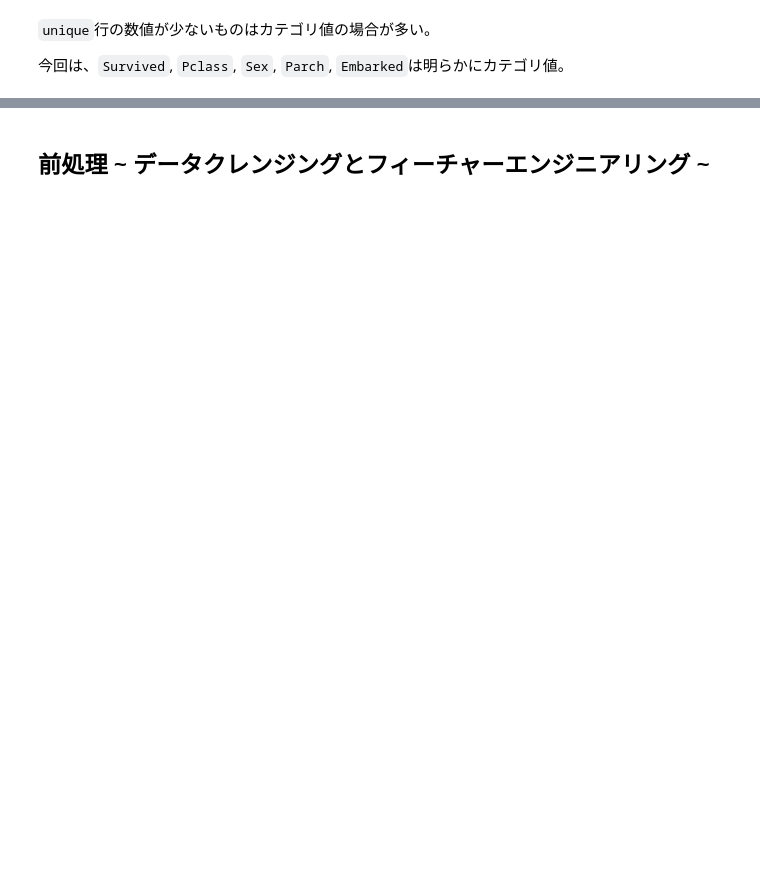
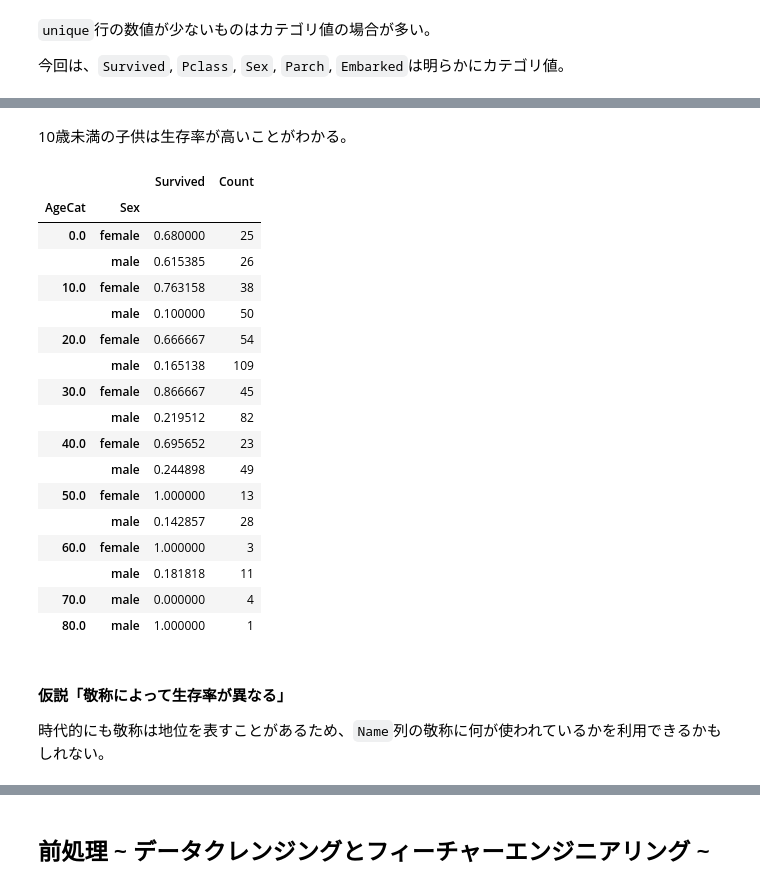
Before and after one commit to KOHSUK/data-science-cource, a Jupyter notebook: end-to-end-machine-learning-project-intro/03_machine-learning-intro.ipynb, the cells around one changed output, grey strips where cells are left out. Cells and saved outputs as stored; diff of their text form; code cells hidden in the pictures; blank space fills up the shorter version.

```diff
--- a/end-to-end-machine-learning-project-intro/03_machine-learning-intro.ipynb
+++ b/end-to-end-machine-learning-project-intro/03_machine-learning-intro.ipynb
@@ -293,0 +340,14 @@ train_data.astype('str').describe()
+# %%
+# データをコピーしておく
+check = train_data.copy()
+
+# 運賃を10ごとのカテゴリ値に変換した列を作成する(`// 10`は10で割った時の整数値でそれに10を掛けると10ごとのカテゴリになる)
+# 例：　167 // 10 * 10 = 16 * 10 = 160
+check['FareCat'] = check['Fare'] // 10 * 10
+# 列数カウント用ダミー値
+check['Count'] = 1
+
+# 運賃カテゴリごとの生存率を求める
+fare_survived = check.groupby('FareCat').agg({'Survived': 'mean', 'Count': 'sum'})
+
+fare_survived
@@ -293,0 +409,6 @@ train_data.astype('str').describe()
+# %%
+# 年齢カテゴリを作成
+check['AgeCat'] = check['Age'] // 10 * 10
+
+age_survived = check.groupby('AgeCat').agg({'Survived': 'mean', 'Count': 'sum'})
+age_survived
@@ -293,0 +427,29 @@ train_data.astype('str').describe()
+# %% [markdown]
+10歳未満の子供は生存率が高いことがわかる。
+# %%
+# 両方まとめて集計してみる
+age_sex_survived = check.groupby(['AgeCat', 'Sex']).agg({'Survived': 'mean', 'Count': 'sum'})
+age_sex_survived
+# %% [output]
+|  |  | Survived | Count |
+| AgeCat | Sex |  |  |
+| 0.0 | female | 0.680000 | 25 |
+|  | male | 0.615385 | 26 |
+| 10.0 | female | 0.763158 | 38 |
+|  | male | 0.100000 | 50 |
+| 20.0 | female | 0.666667 | 54 |
+|  | male | 0.165138 | 109 |
+| 30.0 | female | 0.866667 | 45 |
+|  | male | 0.219512 | 82 |
+| 40.0 | female | 0.695652 | 23 |
+|  | male | 0.244898 | 49 |
+| 50.0 | female | 1.000000 | 13 |
+|  | male | 0.142857 | 28 |
+| 60.0 | female | 1.000000 | 3 |
+|  | male | 0.181818 | 11 |
+| 70.0 | male | 0.000000 | 4 |
+| 80.0 | male | 1.000000 | 1 |
+# %% [markdown]
+#### 仮説「敬称によって生存率が異なる」
+
+時代的にも敬称は地位を表すことがあるため、`Name`列の敬称に何が使われているかを利用できるかもしれない。
```
Also changed, not shown: parts of 63 cells of this notebook.
